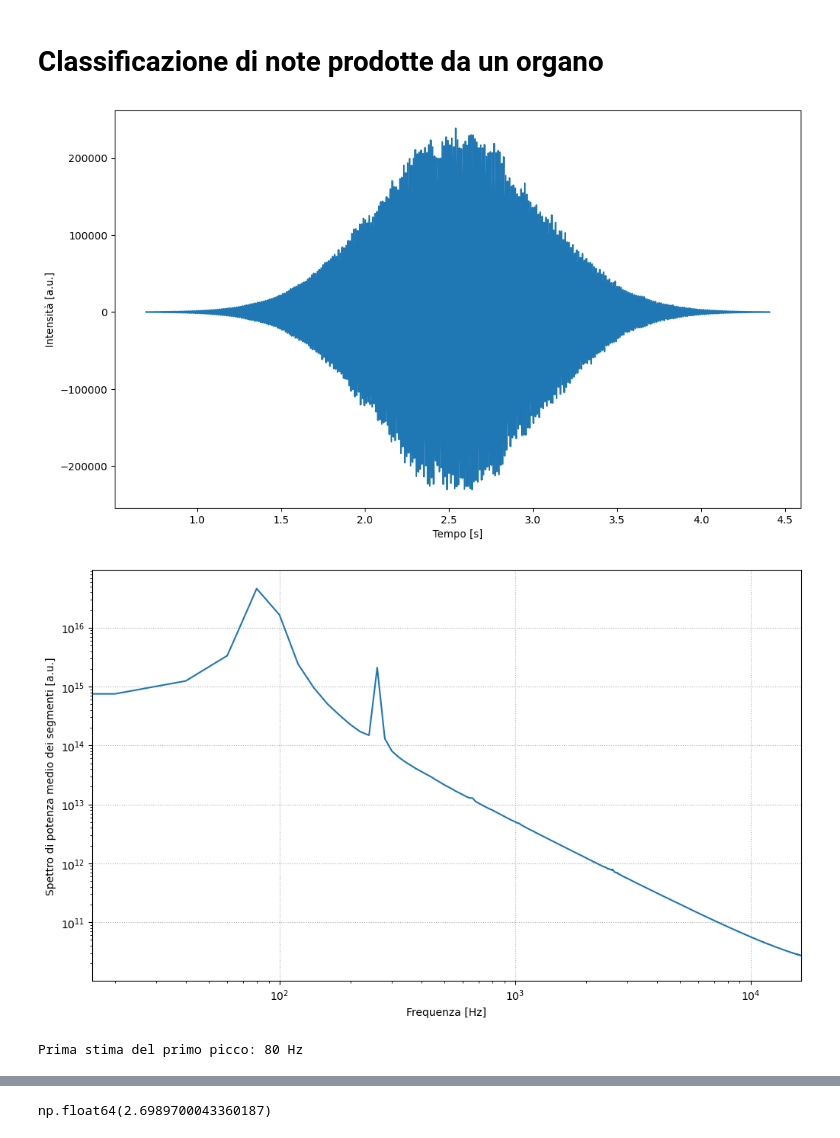
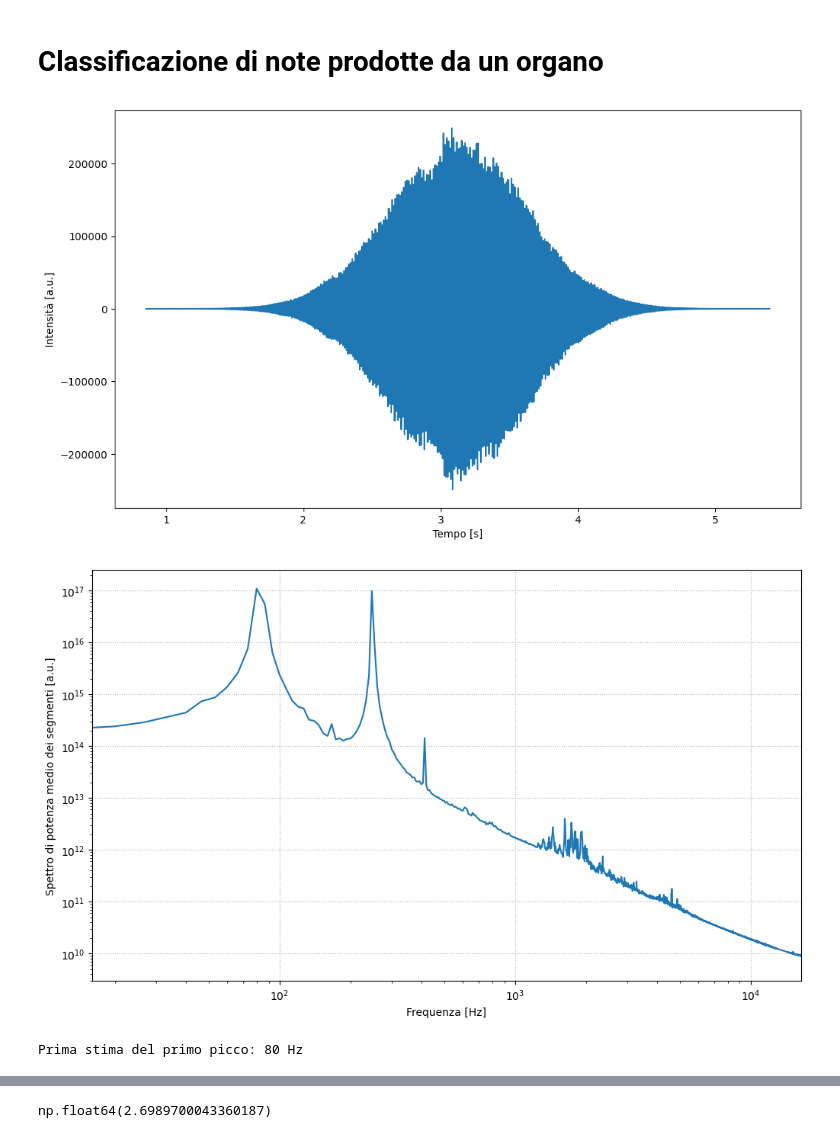
Before and after one commit to maddoc-g/3_organ_clustering, a Jupyter notebook: esperienza_3.ipynb, the cells around one changed output, grey strips where cells are left out. Saved outputs shown, nothing was run; the diff lists cells and outputs as text; code cells hidden in the pictures.

```diff
--- a/esperienza_3.ipynb
+++ b/esperienza_3.ipynb
@@ -104,7 +93,7 @@ from lib.readwav import *
 # Scegliamo arbitrariamente un file da analizzare e cominciamo.
 
 # Innanzitutto lo leggiamo:
-filename = "./wav_files/note_23.wav"
+filename = "./wav_files/note_78.wav"
 rate, note = readwav(filename)
 note = note[:,0] # D'ora in poi presumiamo questo step, che diventa quindi necessario
 time = np.linspace(0, note.shape[0], note.shape[0], endpoint = False) / rate
@@ -139,24 +128,10 @@ def apply_window(rate, cut_note, sigma):
     window = np.exp(-0.5 * ((x - center) / sigma) ** 2)
     return cut_note * window
 
-
-########################### Ho cambiato leggermente l'implementazione di gaussian_window, ed in particolare così la sigma
-# che passiamo la possiamo scrivere direttamente in secondi così da essere più comprensibile ##############################
-
-######################### Avevamo anche accennato la possibilità di fare una convoluzione nello spazio diretto invece di una
-# moltiplicazione, così da avere la moltiplicazione nella FT #####################################################
-
-
 # Quindi ora applichiamo la finestra al segnale che abbiamo precedentemente scelto, letto e tagliato, e grafichiamo il risultato:
 masked_note = apply_window(rate, note, sigma = 0.5)
 # dove la sigma va specificata in secondi. Ricorda però che i segnali più brevi sono lunghi solo 4s quindi la sigma,
 # se uguale per tutti i segnali, non può realisticamente andare oltre il mezzo secondo.
-
-
-###################### Già 280 * 300k sono parecchie cose da salvare in memoria tutte in una sola volta, ma moltiplicare
-# ulteriormente per due perché non si vogliono sovrascrivere i dati originali con quelli mascherati non mi sembra saggio.
-# Ora qui io l'ho fatto, soprattutto per i subplot che verranno, ma dico per il futuro ##############
-
 
 # Grafichiamo per vedere se ha funzionato come previsto:
 plt.figure(figsize=(12, 7))
@@ -165,6 +140,6 @@ plt.xlabel("Tempo [s]")
 plt.ylabel("Intensità [a.u.]")
 plt.show()
 # %% [output]
-[figure, old version]
+[figure, new version]
 # %%
 # Questa cella serve a mostrare gli effetti di una finestra più ampia sullo spettro finale. Per ora lasciamo commentato.
@@ -195,49 +171,54 @@ plt.show()
 # Come possiamo vedere, restringere la sigma ha l'effetto di "diramare" il rumore bianco, senza necessariamente ridurne l'ampiezza.
 # Sembra che sigma=0.1s sia un buon compromesso tra risoluzione e rumore, e infatti useremo quella come default d'ora in poi.
 # %%
-##################### Da qui inizio ad implementare le nuove idee di Alice. Potrei aver riportato/interpretato male delle cose
-# quindi ricontrollate. Finché non saremo sicuri del funzionamento (intelligente) non commenterò super in dettaglio ###############
+# L'idea di base ora è che se dividiamo l'intero sostegno della nota in vari segmenti, questi in teoria dovrebbero mostrare
+# gli stessi picchi, dopotutto la nota suonata è sempre la stessa in ogni segmento. Tuttavia, il rumore bianco di fondo
+# è invece ogni volta random, quindi se facciamo la FFT su tutti i segmenti e facciamo la media delle FFT allora
+# il rumore bianco dovrebbe semplificarsi, lasciando le armoniche più nitide!
 
+# Dividiamo in segmenti la nota:
+segment_size = int(rate * 0.15) # Il numero indicato è in secondi, quindi la variabile è una larghezza in indici di array
+hop_size = segment_size // 4 # Un quarto è scelto arbitrariamente, ma segment_size dev'essere un multiplo intero di hop_size
 
-segment_size = int(rate * 0.05) # il numero è in secondi, quindi la variabile si riferisce agli indici (0.05s => 2000 indici)
-hop_size = segment_size // 4 # hop_size essere un quarto della window è arbitrario, ma segment dev'essere multiplo intero di hop
+number_of_segments = (len(note) - segment_size) // hop_size + 1 # Questa è la formula giusta per contare gli hop senza sforare!
+# Il punto è che i segmenti hanno un overlap: ad ogni iterazione mi muovo avanti di un hop e controllo il segmento che comincia lì.
+# Così non sotto-campiono il segnale che capiterebbe per caso di mezzo fra due segmenti.
 
-number_of_segments = (len(note) - segment_size) // hop_size + 1 # questa è la formula giusta per contare gli hop senza sforare!
-# Il punto è che le finestre si overlappano: ad ogni iterazione mi muovo avanti di un hop e controllo la window che comincia lì
-# L'idea di base è che facendo la media tra i vari spettri rimuoviamo il rumore bianco, perché il rumore bianco ha media nulla!
-
+# Calcoliamo le FFT di ciascun segmento e poi facciamo letteralmente la media degli spettri:
 segments_spectra = []
 for i in range(number_of_segments):
     start = i * hop_size
     end = start + segment_size
     segment = note[start:end]
-    segment = apply_window(rate, segment, sigma = 0.1)
-    # sigma più grande (largo) non migliora né peggiora, sigma più piccolo rovina la risoluzione
-    # quindi teniamo questo sigma fisso come compromesso risoluzione-rumore (vedi anche figure sopra)
-    # e la risoluzione la aggiustiamo qui solo sulla segment size
+    segment = apply_window(rate, segment, sigma = 0.15)
+    # sigma più grande di 0.1s non migliora né peggiora particolarmente la risoluzione, mentre più piccolo
+    # tende ad introdurre molto rumore in più. 0.15s è scelto arbitrariamente come compromesso tra risoluzione e rumore.
+    # La risoluzione la aggiusteremo poi dinamicamente agendo sulla segment_size.
     power_spectrum = scipy.fft.rfft(segment)
     power_spectrum = np.abs(power_spectrum)**2
     segments_spectra.append(power_spectrum)
 
 averaged_spectrum = np.mean(segments_spectra, axis = 0)
-frequencies = scipy.fft.rfftfreq(segment.shape[0], d=1/rate) # tanto le frequenze fondamentali sono le stesse in ogni segment
+frequencies = scipy.fft.rfftfreq(segment.shape[0], d=1/rate) # Tanto le armoniche sono le stesse in ogni segment
 
+# È possibile che questo prima spettro sia ancora bello grezzo, dopotutto vuole essere solo una prima stima:
 plt.figure(figsize=(12,7))
 plt.plot(frequencies, averaged_spectrum)
 plt.yscale("log", base=10)
 plt.xscale("log", base=10)
 plt.xlim(2**4, 2**14)
 plt.ylabel("Spettro di potenza medio dei segmenti [a.u.]")
 plt.xlabel("Frequenza [Hz]")
 plt.grid(linestyle = ":")
 plt.show()
 
-prom = 10**(np.floor(np.log10(averaged_spectrum[0]))+1) # occhio al +1 per prendere un picco molto alto
+# Infatti dal grafico vogliamo prendere solo l'altezza del primo picco come prima stima della fondamentale:
+prom = 10**(np.floor(np.log10(averaged_spectrum[0]))+1) # Occhio al +1 al fine di cercare un picco molto alto
 previsional_peaks, _ = find_peaks(averaged_spectrum, prominence = prom)
 previsional_frequency = frequencies[previsional_peaks[0]]
 print("\nPrima stima del primo picco: {:.0f} Hz\n".format(previsional_frequency))
 # %% [output]
-[figure, old version]
+[figure, new version]
 Prima stima del primo picco: 80 Hz
 # %%
 # plotting paxxo per capire come stimare la segment size
```
Also changed, not shown: parts of 12 cells of this notebook, 2 other files.
